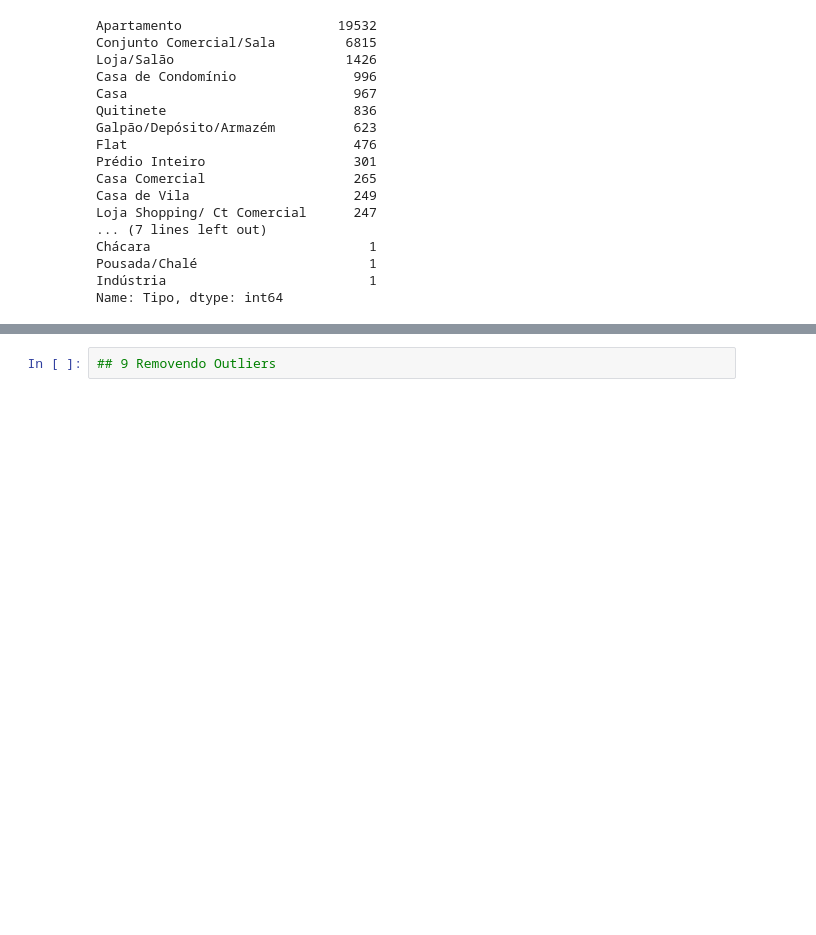
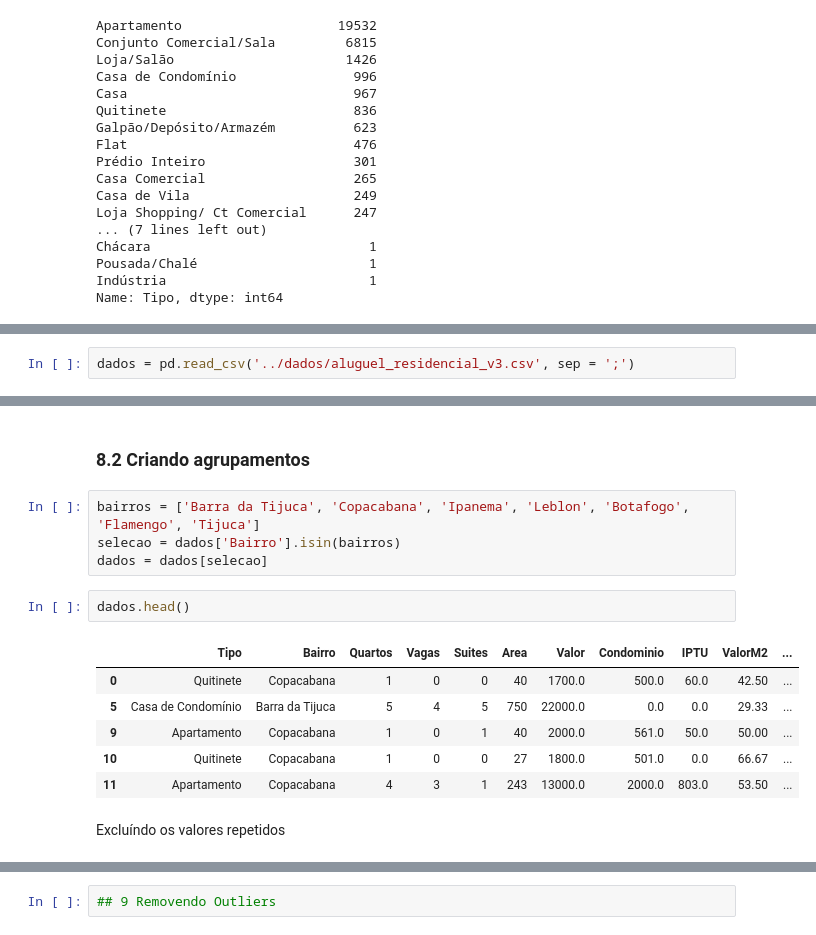
Before and after one commit to 1-aquila-1/data-science, a Jupyter notebook: 01-analise-dados/02-tratando-analisando-dados.ipynb, the cells around one changed output, grey strips where cells are left out. Saved outputs shown, nothing was run; the diff lists cells and outputs as text; blank space fills up the shorter version.

```diff
--- a/01-analise-dados/02-tratando-analisando-dados.ipynb
+++ b/01-analise-dados/02-tratando-analisando-dados.ipynb
@@ -1644,0 +1645,2 @@ Name: Tipo, dtype: int64
+# %%
+dados = pd.read_csv('../dados/aluguel_residencial_v3.csv', sep = ';')
@@ -1644,0 +1656,17 @@ Name: Tipo, dtype: int64
+# %% [markdown]
+### 8.2 Criando agrupamentos
+# %%
+bairros = ['Barra da Tijuca', 'Copacabana', 'Ipanema', 'Leblon', 'Botafogo', 'Flamengo', 'Tijuca']
+selecao = dados['Bairro'].isin(bairros)
+dados = dados[selecao]
+# %%
+dados.head()
+# %% [output]
+|  | Tipo | Bairro | Quartos | Vagas | Suites | Area | Valor | Condominio | IPTU | ValorM2 | ... |
+| 0 | Quitinete | Copacabana | 1 | 0 | 0 | 40 | 1700.0 | 500.0 | 60.0 | 42.50 | ... |
+| 5 | Casa de Condomínio | Barra da Tijuca | 5 | 4 | 5 | 750 | 22000.0 | 0.0 | 0.0 | 29.33 | ... |
+| 9 | Apartamento | Copacabana | 1 | 0 | 1 | 40 | 2000.0 | 561.0 | 50.0 | 50.00 | ... |
+| 10 | Quitinete | Copacabana | 1 | 0 | 0 | 27 | 1800.0 | 501.0 | 0.0 | 66.67 | ... |
+| 11 | Apartamento | Copacabana | 4 | 3 | 1 | 243 | 13000.0 | 2000.0 | 803.0 | 53.50 | ... |
+# %% [markdown]
+Excluíndo os valores repetidos
```
Also changed, not shown: parts of 12 cells of this notebook.
